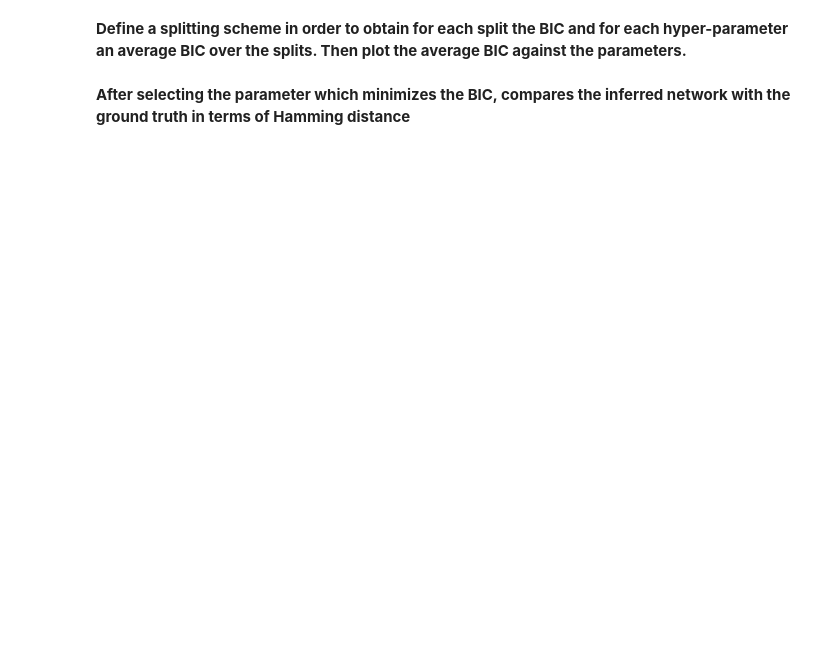
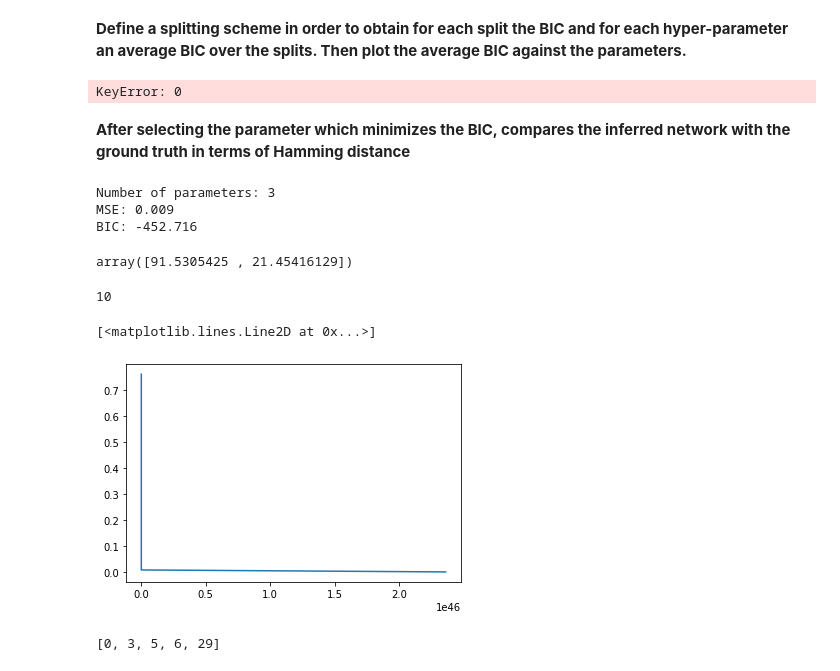
Before and after one commit to mosemb/AdvancedMachineLearning, a Jupyter notebook: Lab8/Lab-GraphLasso/Graphical Lasso Lab.ipynb, the cells around one changed output. Cells and saved outputs as stored; diff of their text form; code cells hidden in the pictures; blank space fills up the shorter version.

```diff
--- a/Lab8/Lab-GraphLasso/Graphical Lasso Lab.ipynb
+++ b/Lab8/Lab-GraphLasso/Graphical Lasso Lab.ipynb
@@ -217,0 +271,7 @@ $$ \text{log det}\Theta - \text{tr}(S\Theta) $$
+# %%
+
+def bic(X):
+    model = GraphicalLassoCV(alphas=20,cv=10)
+    model.fit(X)
+    prec = model.precision_
+    return -2*(model.score(prec))+len(model.get_params()) * np.log(X.shape[0]
@@ -218,4 +293,71 @@ $$ \text{log det}\Theta - \text{tr}(S\Theta) $$
 # %% [markdown]
 **Define a splitting scheme in order to obtain for each split the BIC and for each hyper-parameter an average BIC over the splits. Then plot the average BIC against the parameters.**
+# %%
+#alphas = model2.cv_results_
+bics = []
+for i in alphas:
+    model = GraphicalLasso(alphas=i)
+    model.fit(data)
+    bic(data)
+    bics.append(bic(data))
+    print(i)
+# %% [output]
+KeyError: 0
 # %% [markdown]
 **After selecting the parameter which minimizes the BIC, compares the inferred network with the ground truth in terms of Hamming distance**
+# %%
+# calculate bayesian information criterion for a linear regression model
+from math import log
+from sklearn.datasets import make_regression
+from sklearn.linear_model import LinearRegression
+from sklearn.metrics import mean_squared_error
+
+# calculate bic for regression
+def calculate_bic(n, mse, num_params):
+	bic = n * log(mse) + num_params * log(n)
+	return bic
+
+# generate dataset
+X, y = make_regression(n_samples=100, n_features=2, noise=0.1)
+# define and fit the model on all data
+model = LinearRegression()
+model.fit(X, y)
+# number of parameters
+num_params = len(model.coef_) + 1
+print('Number of parameters: %d' % (num_params))
+# predict the training set
+yhat = model.predict(X)
+# calculate the error
+mse = mean_squared_error(y, yhat)
+print('MSE: %.3f' % mse)
+# calculate the bic
+bic = calculate_bic(len(y), mse, num_params)
+print('BIC: %.3f' % bic)
+# %% [output]
+Number of parameters: 3
+MSE: 0.009
+BIC: -452.716
+# %%
+model.coef_
+# %% [output]
+array([91.5305425 , 21.45416129])
+# %%
+len (model2.get_params(deep=True))
+# %% [output]
+10
+# %%
+alphas = model2.cv_results_
+# %%
+bic = []
+parameters =[]
+for i in sorted(alphas['alphas']):
+    v= GraphicalLasso(alpha=i)
+    v.fit(data)
+    prec = v.precision_
+    params = parameters.append (len(v.get_params()))
+    bic.append(-2*(v.score(prec))+len(v.get_params()) * np.log(data.shape[0]))
+# %%
+plt.plot(bic,sorted(alphas['alphas']))
+# %% [output]
+[<matplotlib.lines.Line2D at 0x...>]
+[figure, added]
@@ -221,0 +366,4 @@ $$ \text{log det}\Theta - \text{tr}(S\Theta) $$
+# %%
+sorted(test)
+# %% [output]
+[0, 3, 5, 6, 29]
```
Also changed, not shown: parts of 18 cells of this notebook, 1 other file.
